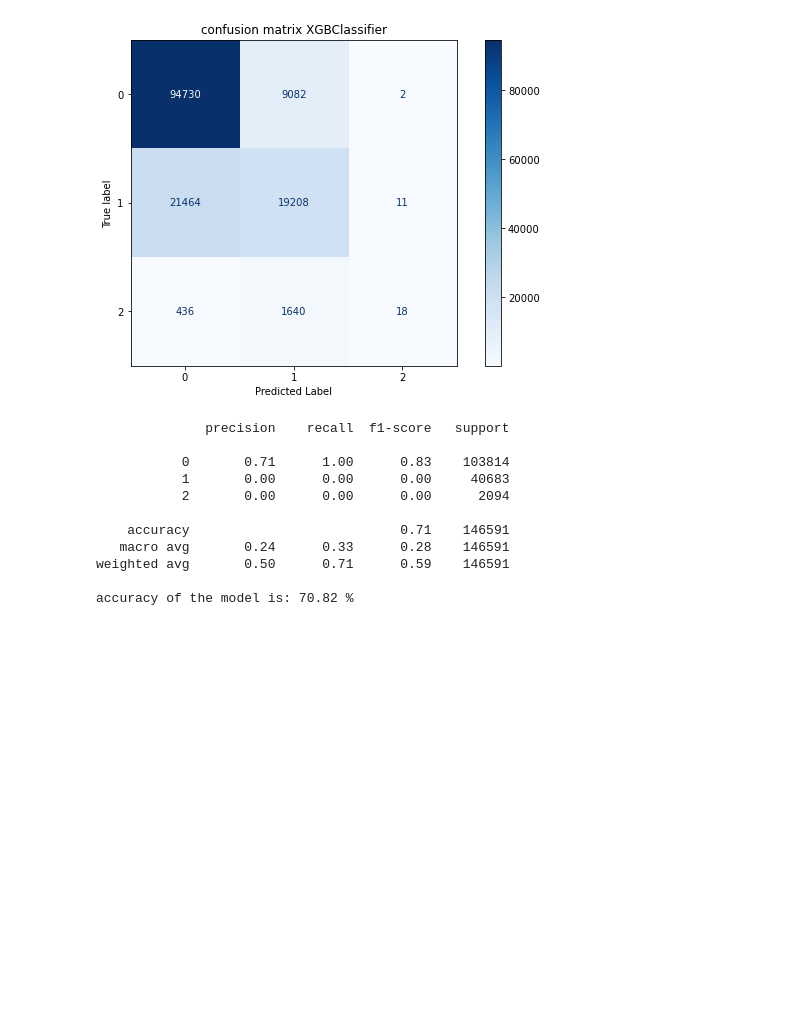
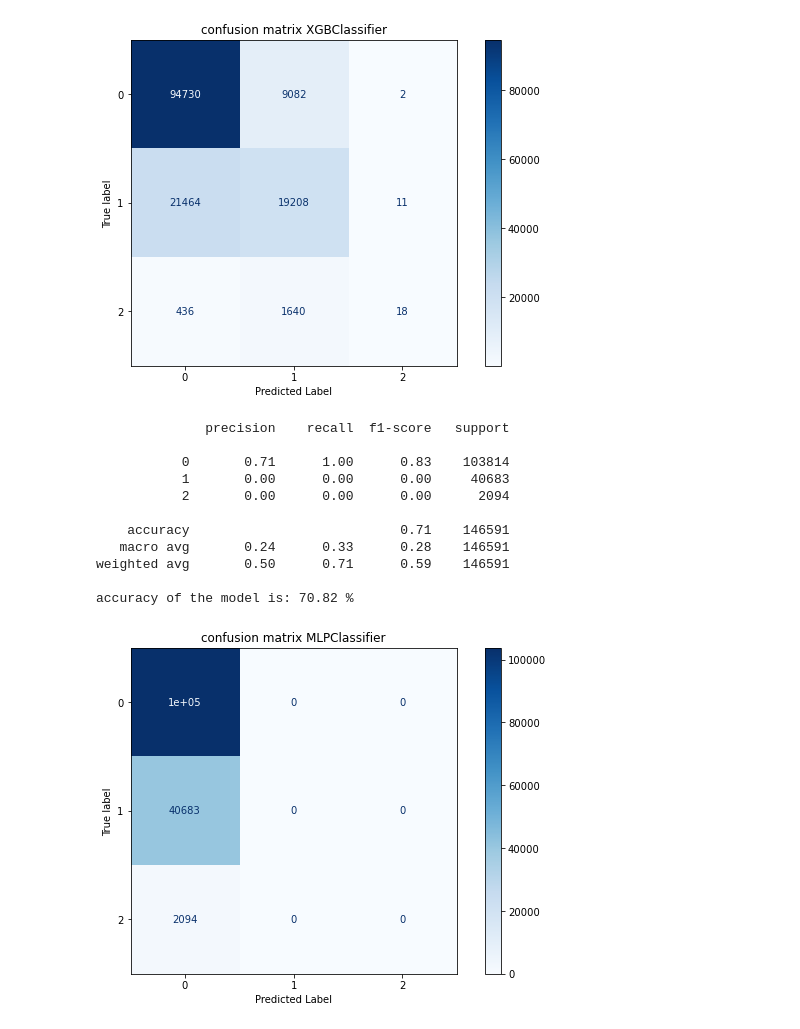
Before and after one commit to kggold4/final-project-machine-learning, a Jupyter notebook: spotify_classification.ipynb, the cells around one changed output. Saved outputs shown, nothing was run; the diff lists cells and outputs as text; code cells hidden in the pictures; blank space fills up the shorter version.

Commit message:
add confiusion matrix to mlp

```diff
--- a/spotify_classification.ipynb
+++ b/spotify_classification.ipynb
@@ -419,3 +429,7 @@ print_accuracy(classifier_mlp, X_train, X_test, y_train, y_test)
 weighted avg       0.50      0.71      0.59    146591
 
 accuracy of the model is: 70.82 %
+# %%
+my_plot_confusion_matrix(classifier_mlp, X_test, y_test, title="confusion matrix MLPClassifier")
+# %% [output]
+[figure, added]
```
Also changed, not shown: parts of 4 cells of this notebook.
